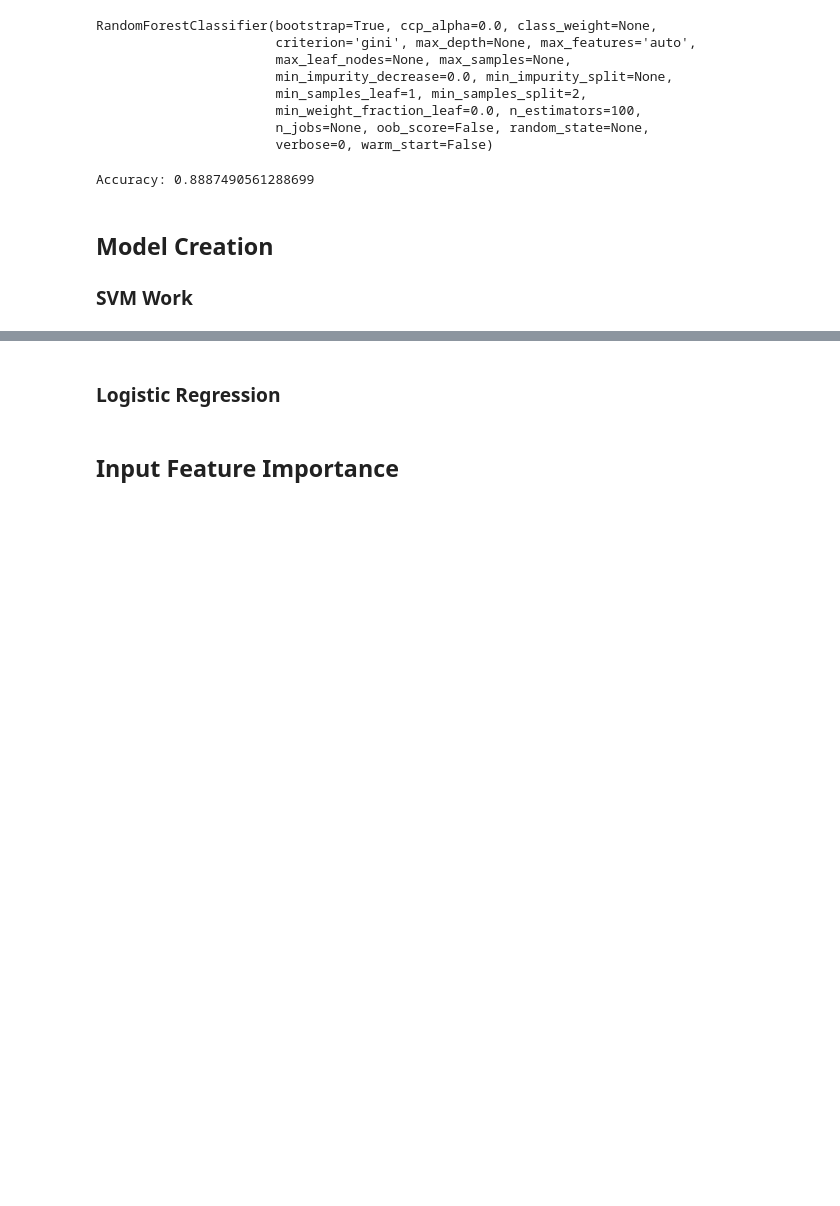
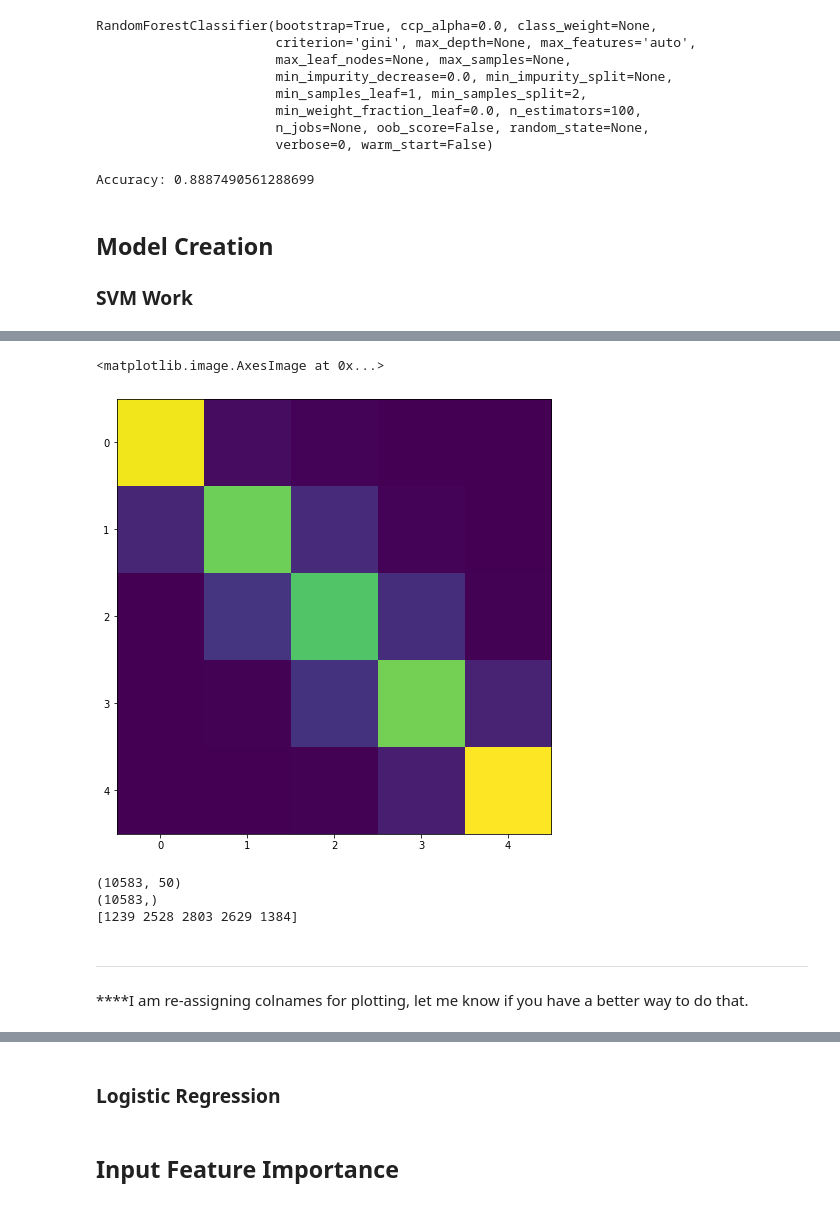
Before and after one commit to fredpoon/ds_7331_jyrf_eda, a Jupyter notebook: minilab_jyrf_draft.ipynb, the cells around one changed output, grey strips where cells are left out. Cells and saved outputs as stored; diff of their text form; code cells hidden in the pictures; blank space fills up the shorter version.

```diff
--- a/minilab_jyrf_draft.ipynb
+++ b/minilab_jyrf_draft.ipynb
@@ -325,16 +326,16 @@ for train_indices, test_indices in cv_object.split(schoolData_pick,schoolData_SP
 # %%
 # Random Forest fitting with selective variables
 clf_rf=RandomForestClassifier(n_estimators=100)
-clf_rf.fit(X_train,y_train)
-y_pred_rf=clf_rf.predict(X_test)
+clf_rf.fit(Xsel_train,ysel_train)
+y_pred_rf=clf_rf.predict(Xsel_test)
 
 # Random Forest fitting with all variables
 clf_rf_all=RandomForestClassifier(n_estimators=100)
-clf_rf_all.fit(Xall_train,y_train)
+clf_rf_all.fit(Xall_train,ysel_train)
 y_pred_rf_all=clf_rf_all.predict(Xall_test)
 
-print("Model with Selective Variables Accuracy:",metrics.accuracy_score(y_test, y_pred_rf))
-print("Model with All Variables Accuracy:",metrics.accuracy_score(y_test, y_pred_rf_all))
+print("Model with Selective Variables Accuracy:",metrics.accuracy_score(ysel_test, y_pred_rf))
+print("Model with All Variables Accuracy:",metrics.accuracy_score(ysel_test, y_pred_rf_all))
 # %% [output]
 RandomForestClassifier(bootstrap=True, ccp_alpha=0.0, class_weight=None,
                        criterion='gini', max_depth=None, max_features='auto',
@@ -544,0 +595,24 @@ Accuracy: 0.8887490561288699
+# %%
+from sklearn.preprocessing import StandardScaler
+from sklearn.pipeline import Pipeline
+
+scl_obj = StandardScaler()
+
+Xs2_train_scaled = scl_obj.fit_transform(X_train) # apply to training
+Xs2_test_scaled = scl_obj.fit_transform(X_test)
+# %%
+%%time
+# lets investigate SVMs on the data and play with the parameters and kernels
+from sklearn.svm import SVC
+from sklearn import metrics as mt
+
+# train the model just as before
+svm_clf = SVC(C=0.5, kernel='rbf', degree=3, gamma='auto') # get object
+svm_clf.fit(Xs2_train_scaled, y_train)  # train object
+
+y_hat = svm_clf.predict(Xs2_test_scaled) # get test set precitions
+
+acc = mt.accuracy_score(y_test,y_hat)
+conf = mt.confusion_matrix(y_test,y_hat)
+print('accuracy:', acc )
+print(conf)
@@ -544,0 +627,18 @@ Accuracy: 0.8887490561288699
+# %%
+f = plt.figure(figsize=(8,8))
+plt.imshow(conf)
+# %% [output]
+<matplotlib.image.AxesImage at 0x...>
+[figure, added]
+# %%
+# look at the support vectors
+print(svm_clf.support_vectors_.shape)
+print(svm_clf.support_.shape)
+print(svm_clf.n_support_ )
+# %% [output]
+(10583, 50)
+(10583,)
+[1239 2528 2803 2629 1384]
+# %% [markdown]
+*********
+****I am re-assigning colnames for plotting, let me know if you have a better way to do that.
```
Also changed, not shown: parts of 22 cells of this notebook.
